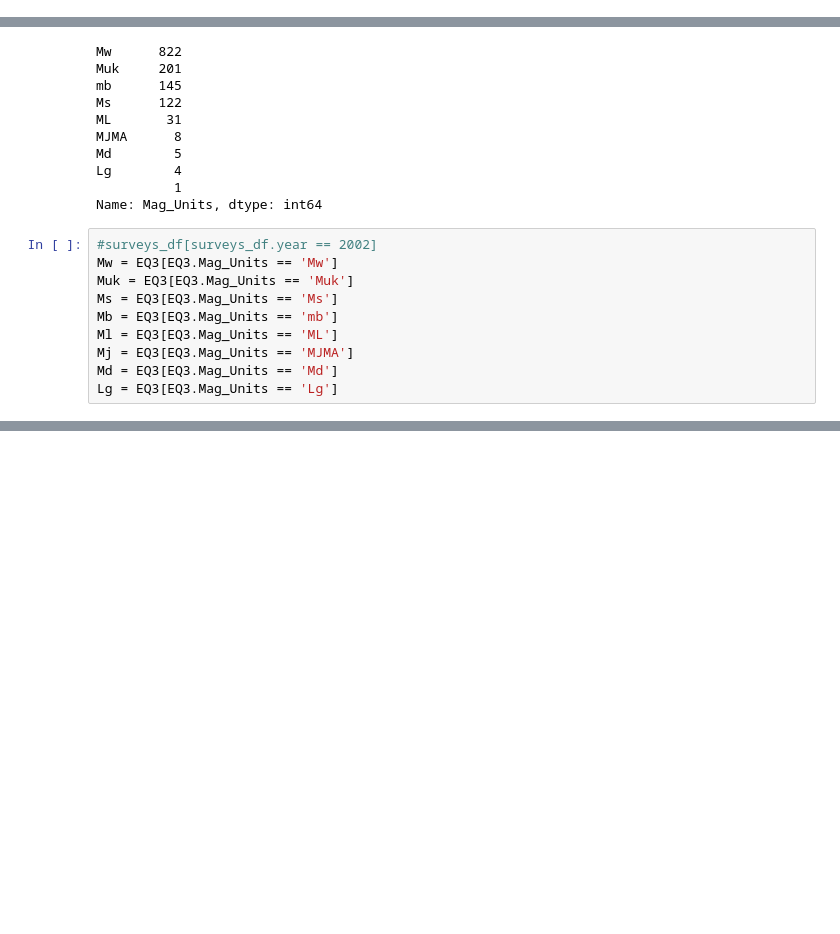
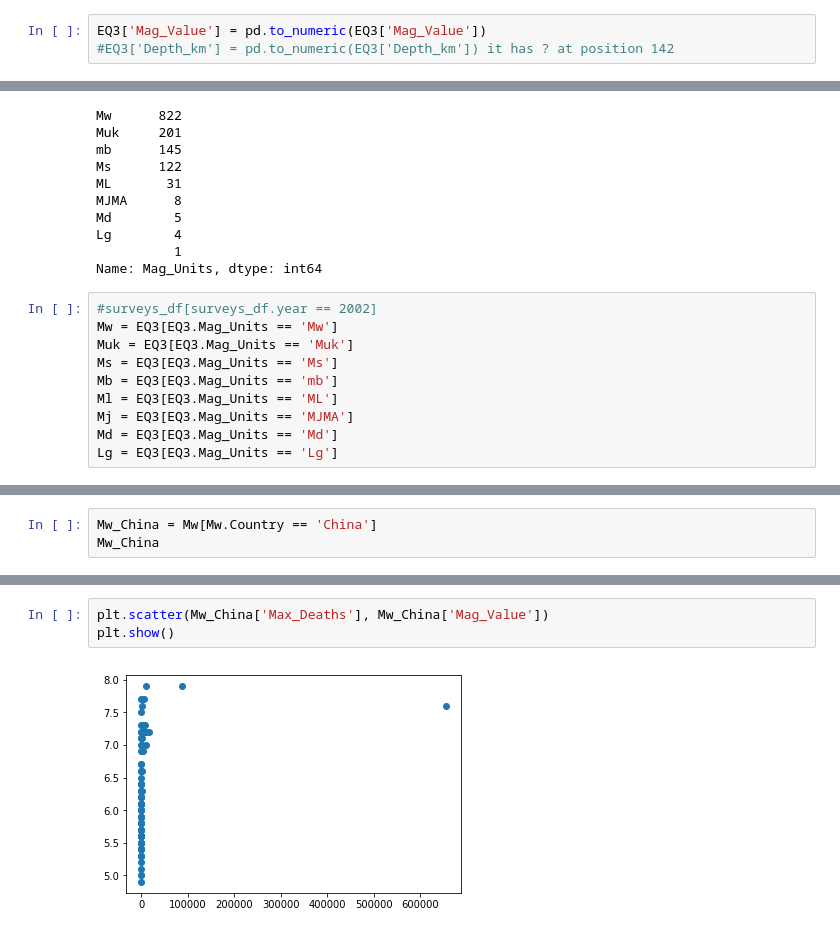
Before and after one commit to smitamisra/StrikingRobo_Earthquakes, a Jupyter notebook: SM2.ipynb, the cells around one changed output, grey strips where cells are left out. Drawn from its saved outputs; the diff is of its cells as text; blank space fills up the shorter version.

```diff
--- a/SM2.ipynb
+++ b/SM2.ipynb
@@ -855,6 +855,9 @@ EQ3.head()
 | 2 | 1900-10-29 09:11 | Venezuela | 11.0 | -66.0 | 0 | 7.7 Mw | NaN | 7.7 | Mw | ... |
 | 3 | 1901-02-15 00:00 | China | 26.0 | 100.1 | 0 | 6.5 Ms | NaN | 6.5 | Ms | ... |
 | 4 | 1901-03-31 07:11 | Bulgaria | 43.4 | 28.7 | NaN | 6.4 Muk | NaN | 6.4 | Muk | ... |
+# %%
+EQ3['Mag_Value'] = pd.to_numeric(EQ3['Mag_Value'])
+#EQ3['Depth_km'] = pd.to_numeric(EQ3['Depth_km']) it has ? at position 142
 # %%
 EQ3.info()
 # %% [output]
@@ -919,0 +1023,3 @@ Lg = EQ3[EQ3.Mag_Units == 'Lg']
+# %%
+Mw_China = Mw[Mw.Country == 'China']
+Mw_China
@@ -919,0 +1045,5 @@ Lg = EQ3[EQ3.Mag_Units == 'Lg']
+# %%
+plt.scatter(Mw_China['Max_Deaths'], Mw_China['Mag_Value'])
+plt.show()
+# %% [output]
+[figure, added]
```
Also changed, not shown: parts of 32 cells of this notebook.
